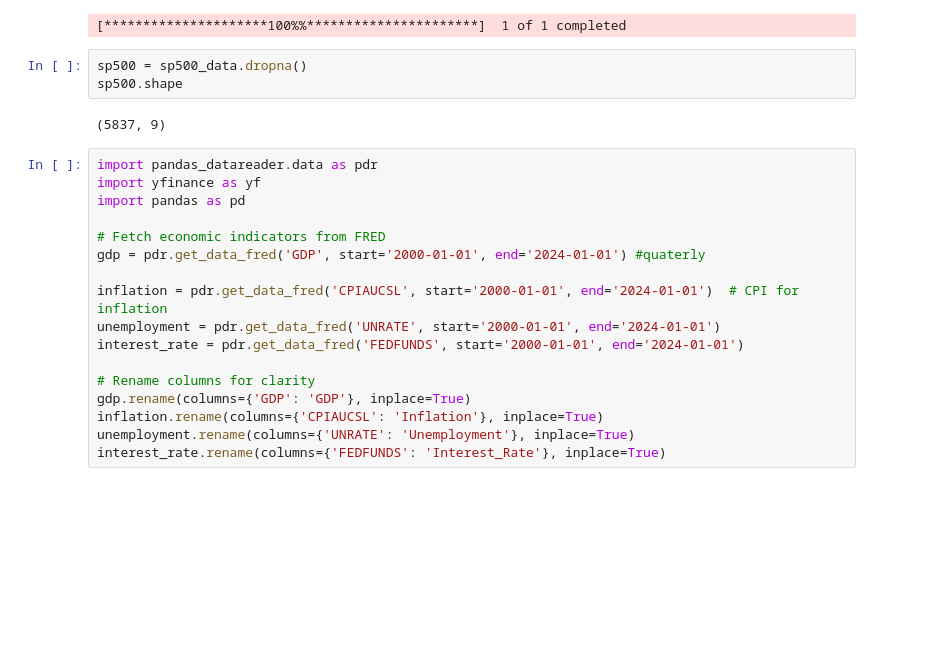
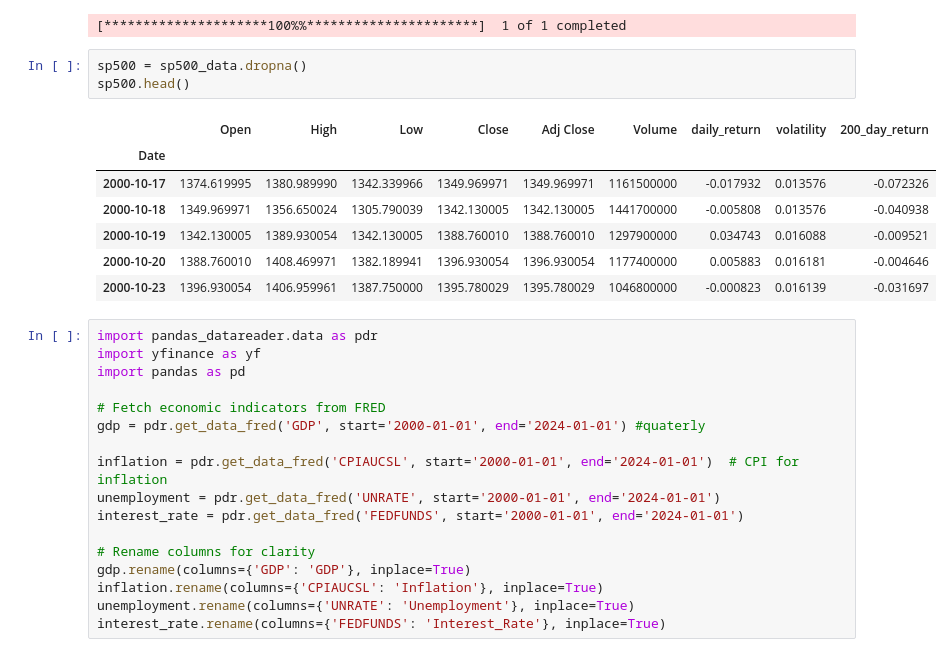
Before and after one commit to ACM40960/project-QianSandeep, a Jupyter notebook: Project/Machine Learning.ipynb, the cells around one changed output. Cells and saved outputs as stored; diff of their text form; blank space fills up the shorter version.

```diff
--- a/Project/Machine Learning.ipynb
+++ b/Project/Machine Learning.ipynb
@@ -18,9 +18,15 @@ sp500_data['200_day_return'] = sp500_data['Close'].pct_change(periods=200)
 [*********************100%%**********************]  1 of 1 completed
 # %%
 sp500 = sp500_data.dropna()
-sp500.shape
+sp500.head()
 # %% [output]
-(5837, 9)
+|  | Open | High | Low | Close | Adj Close | Volume | daily_return | volatility | 200_day_return |
+| Date |  |  |  |  |  |  |  |  |  |
+| 2000-10-17 | 1374.619995 | 1380.989990 | 1342.339966 | 1349.969971 | 1349.969971 | 1161500000 | -0.017932 | 0.013576 | -0.072326 |
+| 2000-10-18 | 1349.969971 | 1356.650024 | 1305.790039 | 1342.130005 | 1342.130005 | 1441700000 | -0.005808 | 0.013576 | -0.040938 |
+| 2000-10-19 | 1342.130005 | 1389.930054 | 1342.130005 | 1388.760010 | 1388.760010 | 1297900000 | 0.034743 | 0.016088 | -0.009521 |
+| 2000-10-20 | 1388.760010 | 1408.469971 | 1382.189941 | 1396.930054 | 1396.930054 | 1177400000 | 0.005883 | 0.016181 | -0.004646 |
+| 2000-10-23 | 1396.930054 | 1406.959961 | 1387.750000 | 1395.780029 | 1395.780029 | 1046800000 | -0.000823 | 0.016139 | -0.031697 |
 # %%
 import pandas_datareader.data as pdr
 import yfinance as yf
```
Also changed, not shown: parts of 11 cells of this notebook.
